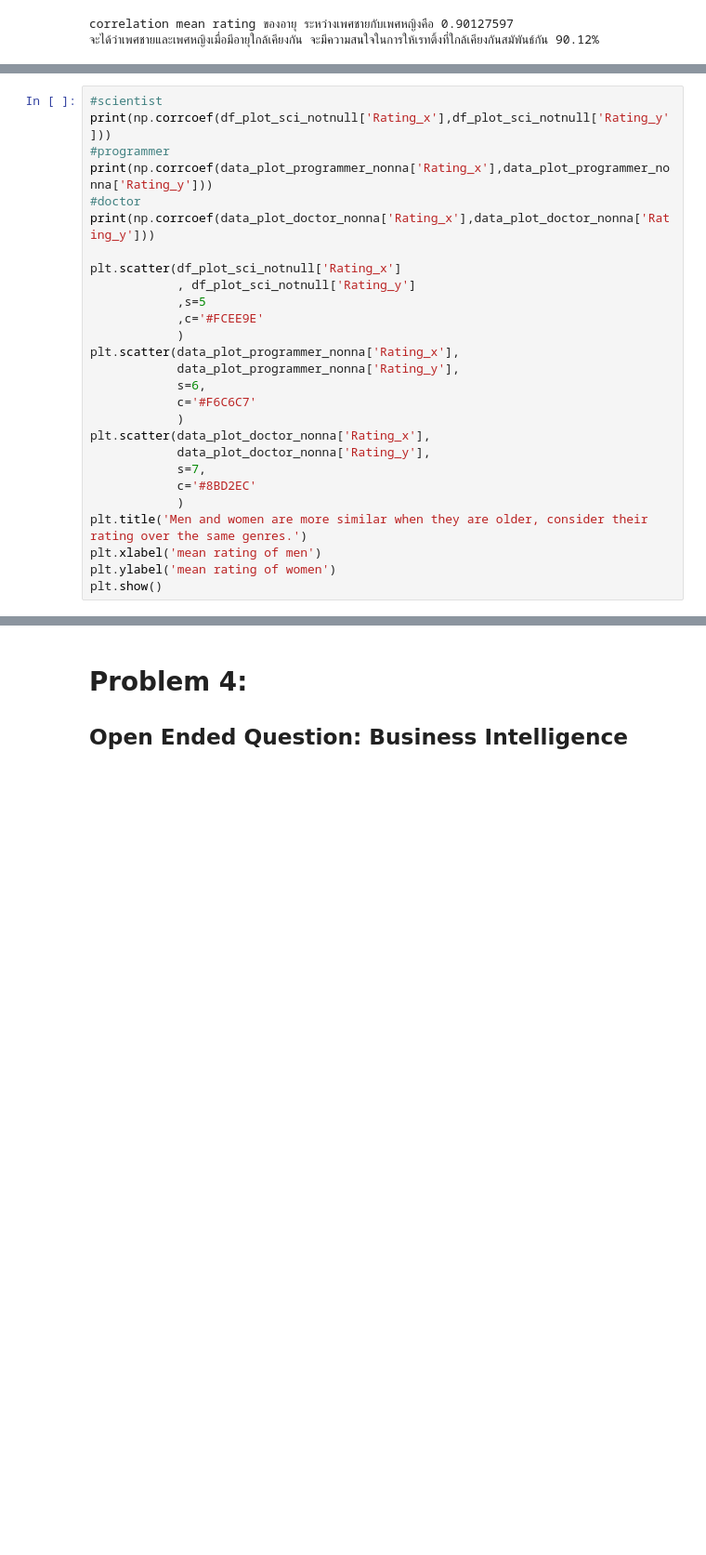
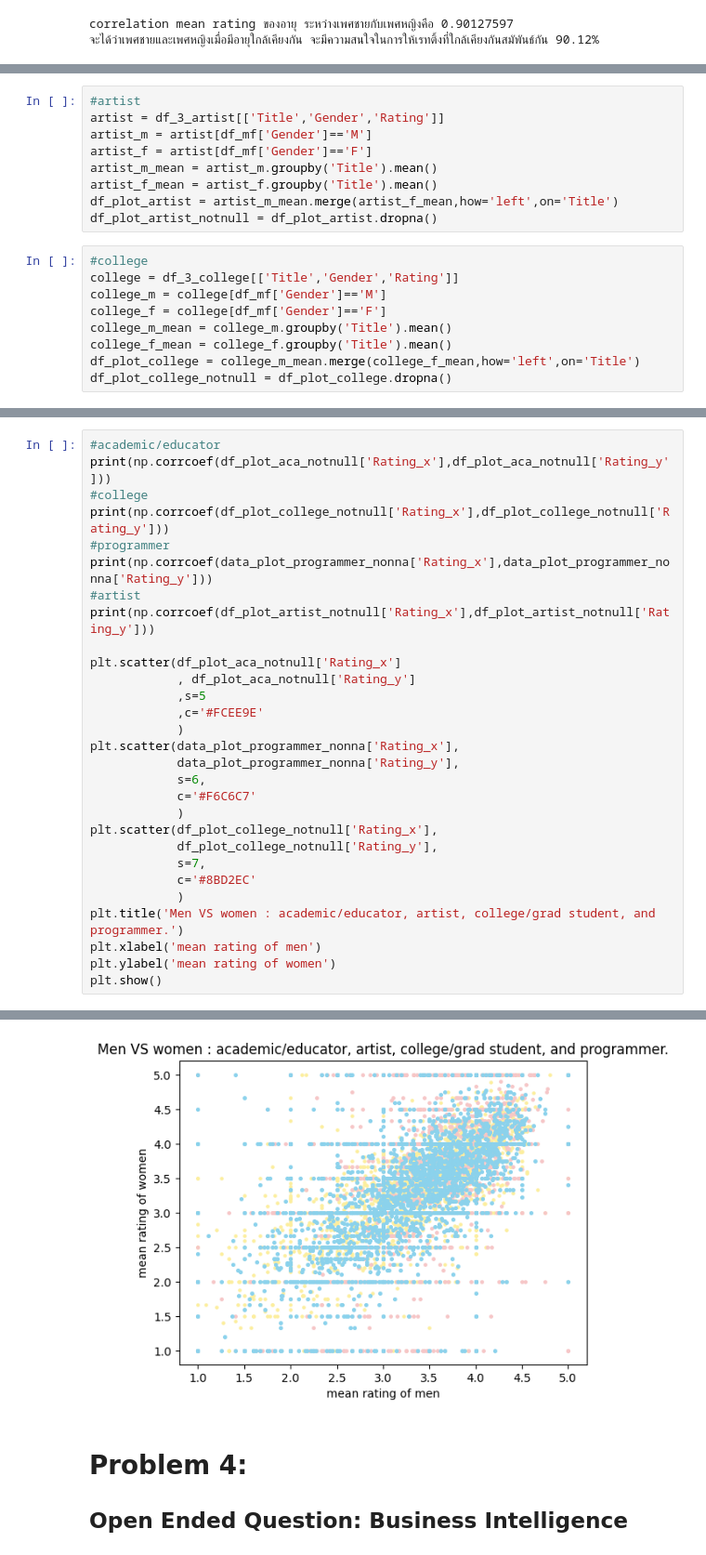
Before and after one commit to Tonry12/data_science_bootcamp_8_tonnaw, a Jupyter notebook: Project2_66.ipynb, the cells around one changed output, grey strips where cells are left out. Shown at 93% size. Drawn from its saved outputs; the diff is of its cells as text; blank space fills up the shorter version.

```diff
--- a/Project2_66.ipynb
+++ b/Project2_66.ipynb
@@ -321,3 +284,21 @@ df_plot_sci_notnull = df_plot_sci.dropna()
+# %%
+#artist
+artist = df_3_artist[['Title','Gender','Rating']]
+artist_m = artist[df_mf['Gender']=='M']
+artist_f = artist[df_mf['Gender']=='F']
+artist_m_mean = artist_m.groupby('Title').mean()
+artist_f_mean = artist_f.groupby('Title').mean()
+df_plot_artist = artist_m_mean.merge(artist_f_mean,how='left',on='Title')
+df_plot_artist_notnull = df_plot_artist.dropna()
+# %%
+#college
+college = df_3_college[['Title','Gender','Rating']]
+college_m = college[df_mf['Gender']=='M']
+college_f = college[df_mf['Gender']=='F']
+college_m_mean = college_m.groupby('Title').mean()
+college_f_mean = college_f.groupby('Title').mean()
+df_plot_college = college_m_mean.merge(college_f_mean,how='left',on='Title')
+df_plot_college_notnull = df_plot_college.dropna()
 # %%
 #programmer
 df_3_pgm_TR = df_3_pgm[['Title','Gender','Rating']]
@@ -340,13 +311,15 @@ data_plot_doctor_nonna = data_plot_doctor.dropna()
 # %%
-#scientist
-print(np.corrcoef(df_plot_sci_notnull['Rating_x'],df_plot_sci_notnull['Rating_y']))
+#academic/educator
+print(np.corrcoef(df_plot_aca_notnull['Rating_x'],df_plot_aca_notnull['Rating_y']))
+#college
+print(np.corrcoef(df_plot_college_notnull['Rating_x'],df_plot_college_notnull['Rating_y']))
 #programmer
 print(np.corrcoef(data_plot_programmer_nonna['Rating_x'],data_plot_programmer_nonna['Rating_y']))
-#doctor
-print(np.corrcoef(data_plot_doctor_nonna['Rating_x'],data_plot_doctor_nonna['Rating_y']))
+#artist
+print(np.corrcoef(df_plot_artist_notnull['Rating_x'],df_plot_artist_notnull['Rating_y']))
 
-plt.scatter(df_plot_sci_notnull['Rating_x']
-            , df_plot_sci_notnull['Rating_y']
+plt.scatter(df_plot_aca_notnull['Rating_x']
+            , df_plot_aca_notnull['Rating_y']
             ,s=5
             ,c='#FCEE9E'
             )
@@ -355,12 +328,13 @@ plt.scatter(data_plot_programmer_nonna['Rating_x'],
             s=6,
             c='#F6C6C7'
             )
-plt.scatter(data_plot_doctor_nonna['Rating_x'],
-            data_plot_doctor_nonna['Rating_y'],
+plt.scatter(df_plot_college_notnull['Rating_x'],
+            df_plot_college_notnull['Rating_y'],
             s=7,
             c='#8BD2EC'
             )
-plt.title('Men and women are more similar when they are older, consider their rating over the same genres.')
+plt.title('Men VS women : academic/educator, artist, college/grad student, and programmer.')
 plt.xlabel('mean rating of men')
 plt.ylabel('mean rating of women')
 plt.show()
+# %% [output]
@@ -367,3 +349,4 @@ plt.show()
+[figure, added]
 # %% [markdown]
 # Problem 4:
 ## Open Ended Question:  Business Intelligence
```
Also changed, not shown: parts of 18 cells of this notebook.
